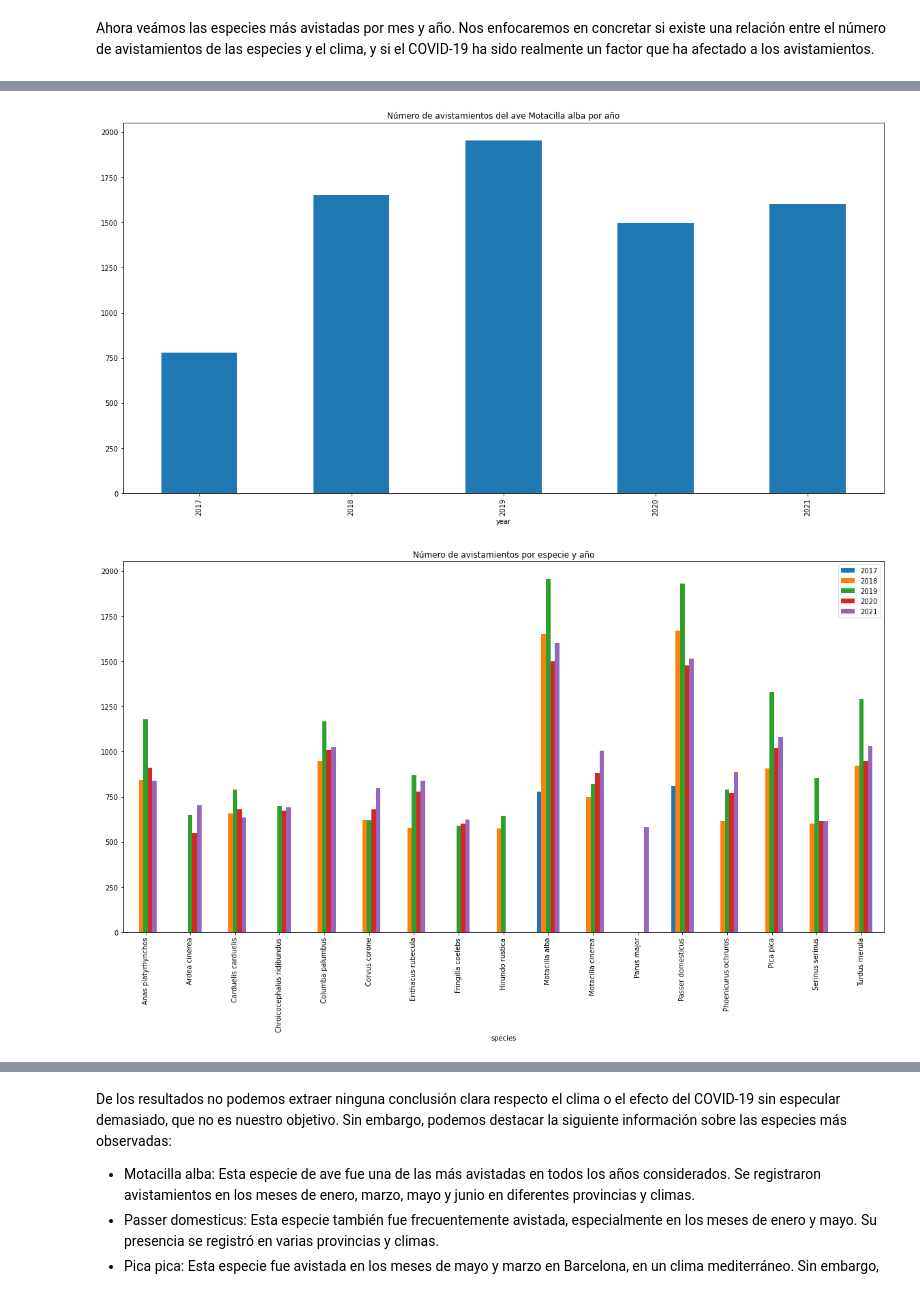
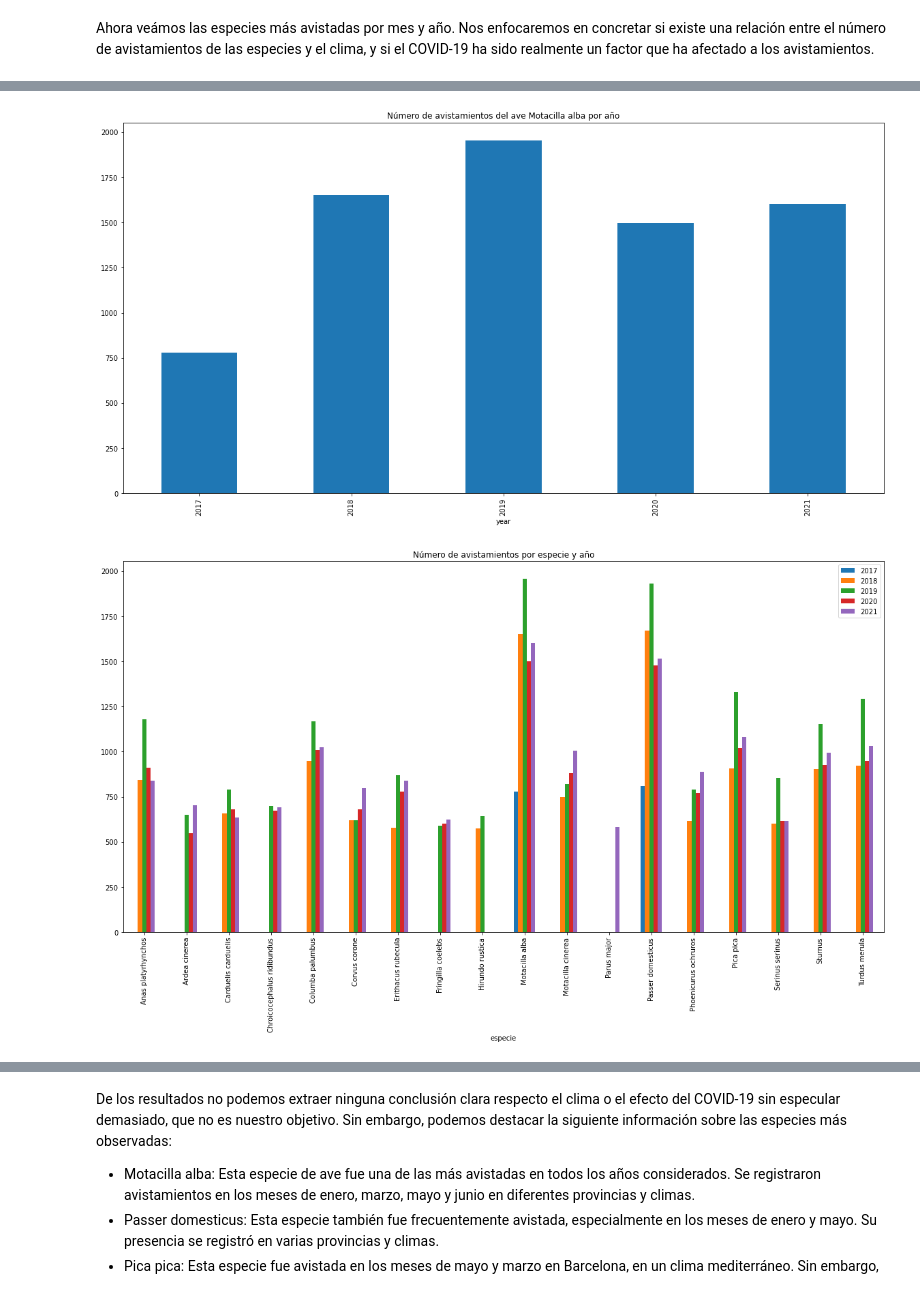
Before and after one commit to jhwan818/BD, a Jupyter notebook: projecte/dataAnalytics.ipynb, the cells around one changed output, grey strips where cells are left out. Saved outputs shown, nothing was run; the diff lists cells and outputs as text; code cells hidden in the pictures.

```diff
--- a/projecte/dataAnalytics.ipynb
+++ b/projecte/dataAnalytics.ipynb
@@ -228,0 +35,9 @@ avistamiento
+# %%
+cnx = mysql.connector.connect(user='root', password='P@t020231202', database='mydb')
+cursor = cnx.cursor()
+
+query = "SELECT * from avistamiento"
+
+avistamiento = pd.read_sql_query(query,cnx)
+
+avistamiento
@@ -440,39 +362,39 @@ Top 5 especies más avistadas en los meses de 2019
 # %%
 # Grafico que muestra el numero de avistamientos por año del ave 'Pica pica'
-pica = avistamiento[avistamiento['species'] == 'Pica pica'].groupby(['year']).size()
+pica = avistamiento[avistamiento['especie'] == 'Pica pica'].groupby(['year']).size()
 pica.plot.bar(figsize=(20,10), title='Número de avistamientos del ave Pica pica por año')
 
 # Grafico que muestra el numero de avistamientos por año del ave 'Motacilla alba'
-motacilla = avistamiento[avistamiento['species'] == 'Motacilla alba'].groupby(['year']).size()
+motacilla = avistamiento[avistamiento['especie'] == 'Motacilla alba'].groupby(['year']).size()
 motacilla.plot.bar(figsize=(20,10), title='Número de avistamientos del ave Motacilla alba por año')
 
 # Diferencia entre avistamientos de todas las especies en cada año
-avistamiento2017 = avistamiento[avistamiento['year'] == 2017].groupby(['species']).size()
-avistamiento2018 = avistamiento[avistamiento['year'] == 2018].groupby(['species']).size()
-avistamiento2019 = avistamiento[avistamiento['year'] == 2019].groupby(['species']).size()
-avistamiento2020 = avistamiento[avistamiento['year'] == 2020].groupby(['species']).size()
-avistamiento2021 = avistamiento[avistamiento['year'] == 2021].groupby(['species']).size()
+avistamiento2017 = avistamiento[avistamiento['year'] == 2017].groupby(['especie']).size()
+avistamiento2018 = avistamiento[avistamiento['year'] == 2018].groupby(['especie']).size()
+avistamiento2019 = avistamiento[avistamiento['year'] == 2019].groupby(['especie']).size()
+avistamiento2020 = avistamiento[avistamiento['year'] == 2020].groupby(['especie']).size()
+avistamiento2021 = avistamiento[avistamiento['year'] == 2021].groupby(['especie']).size()
 
 avistamiento2017 = avistamiento2017[avistamiento2017 > 500]
 avistamiento2018 = avistamiento2018[avistamiento2018 > 500]
 avistamiento2019 = avistamiento2019[avistamiento2019 > 500]
 avistamiento2020 = avistamiento2020[avistamiento2020 > 500]
 avistamiento2021 = avistamiento2021[avistamiento2021 > 500]
 
 avistamientos = pd.DataFrame({'2017': avistamiento2017, '2018': avistamiento2018, '2019': avistamiento2019, '2020': avistamiento2020, '2021': avistamiento2021})
 avistamientos.plot.bar(figsize=(20,10), title='Número de avistamientos por especie y año')
 
 # Grafico que muestra el numero de avistamientos por año del ave 'Parus major'
-parus = avistamiento[avistamiento['species'] == 'Parus major'].groupby(['year']).size()
+parus = avistamiento[avistamiento['especie'] == 'Parus major'].groupby(['year']).size()
 plt.figure(figsize=(20,10))
 plt.title('Número de avistamientos del ave Parus major por año')
 plt.xlabel('Año')
 plt.ylabel('Número de avistamientos')
 plt.bar(parus.index, parus.values)
 plt.show()
 # %% [output]
 [figure]
-[figure, old version]
+[figure, new version]
 [figure]
 # %% [markdown]
 De los resultados no podemos extraer ninguna conclusión clara respecto el clima o el efecto del COVID-19 sin especular demasiado, que no es nuestro objetivo. Sin embargo, podemos destacar la siguiente información sobre las especies más observadas:
```
Also changed, not shown: parts of 49 cells of this notebook, 2 other files.
